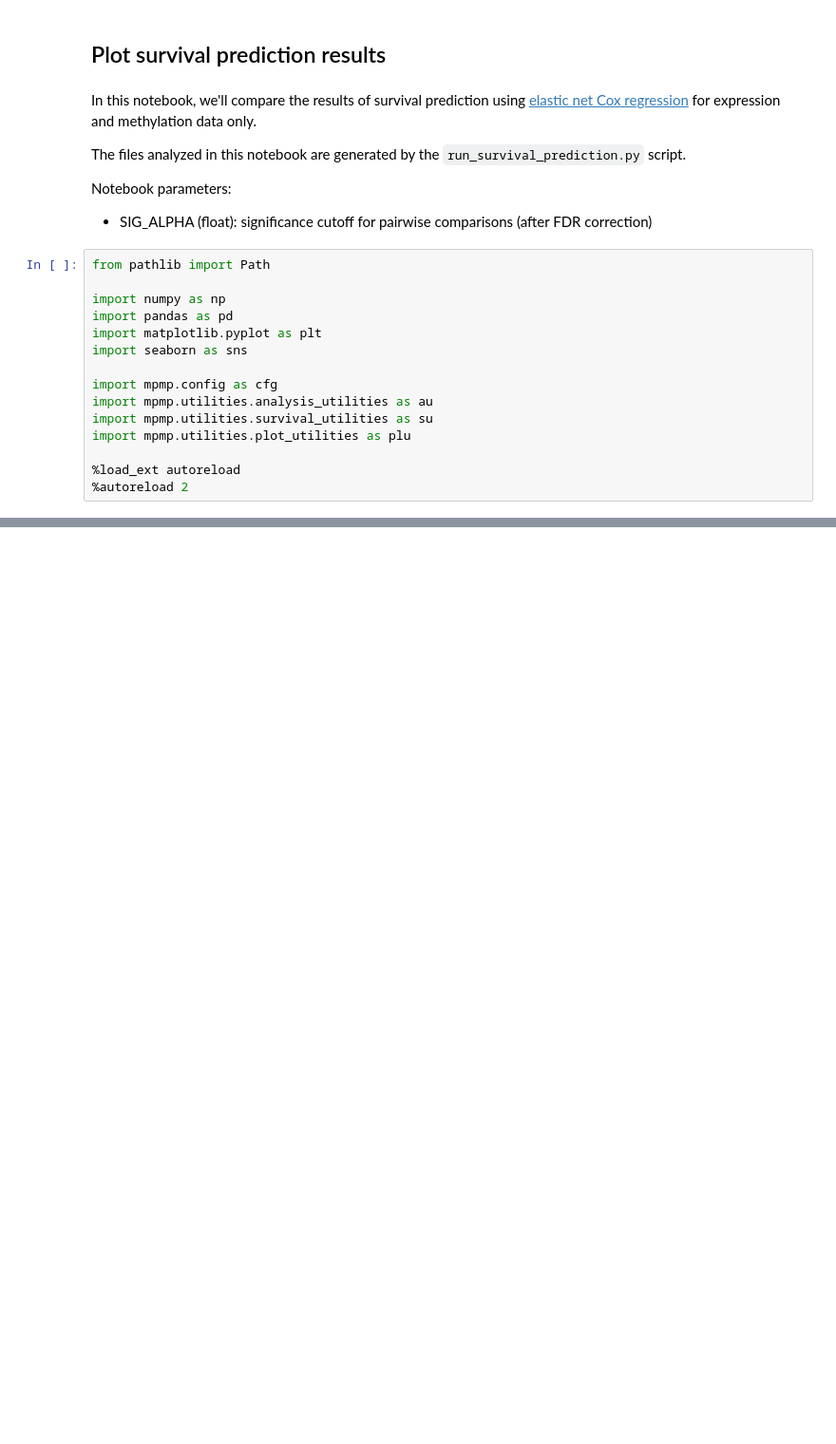
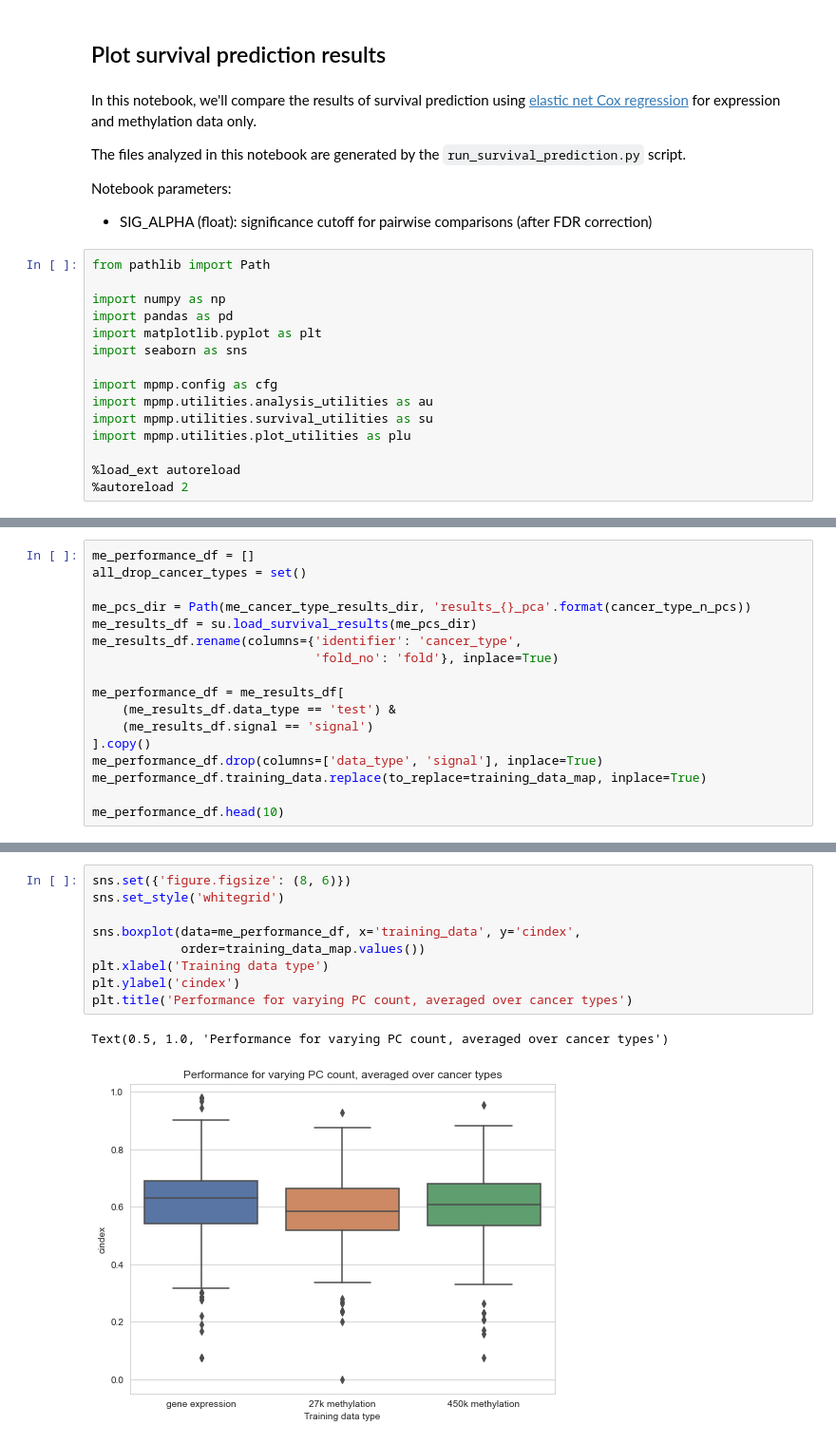
Before and after one commit to greenelab/mpmp, a Jupyter notebook: 06_predict_survival/plot_survival_results.ipynb, the cells around one changed output, grey strips where cells are left out. Shown at 95% size. Cells and saved outputs as stored; diff of their text form; blank space fills up the shorter version.

```diff
--- a/06_predict_survival/plot_survival_results.ipynb
+++ b/06_predict_survival/plot_survival_results.ipynb
@@ -665,0 +291,17 @@ mutational signatures: 4/27
+# %%
+me_performance_df = []
+all_drop_cancer_types = set()
+
+me_pcs_dir = Path(me_cancer_type_results_dir, 'results_{}_pca'.format(cancer_type_n_pcs))
+me_results_df = su.load_survival_results(me_pcs_dir)
+me_results_df.rename(columns={'identifier': 'cancer_type',
+                              'fold_no': 'fold'}, inplace=True)
+
+me_performance_df = me_results_df[
+    (me_results_df.data_type == 'test') &
+    (me_results_df.signal == 'signal')
+].copy()
+me_performance_df.drop(columns=['data_type', 'signal'], inplace=True)
+me_performance_df.training_data.replace(to_replace=training_data_map, inplace=True)
+
+me_performance_df.head(10)
@@ -665,0 +425,12 @@ mutational signatures: 4/27
+# %%
+sns.set({'figure.figsize': (8, 6)})
+sns.set_style('whitegrid')
+
+sns.boxplot(data=me_performance_df, x='training_data', y='cindex',
+            order=training_data_map.values())
+plt.xlabel('Training data type')
+plt.ylabel('cindex')
+plt.title('Performance for varying PC count, averaged over cancer types')
+# %% [output]
+Text(0.5, 1.0, 'Performance for varying PC count, averaged over cancer types')
+[figure, added]
```
Also changed, not shown: parts of 69 cells of this notebook, 6 other files.
